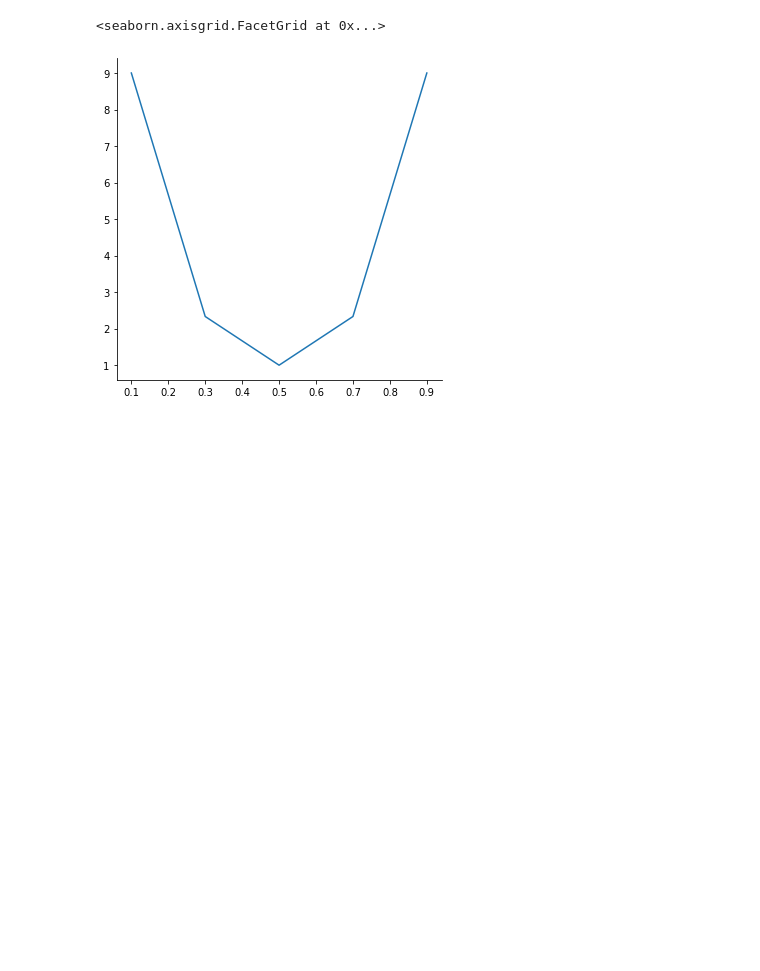
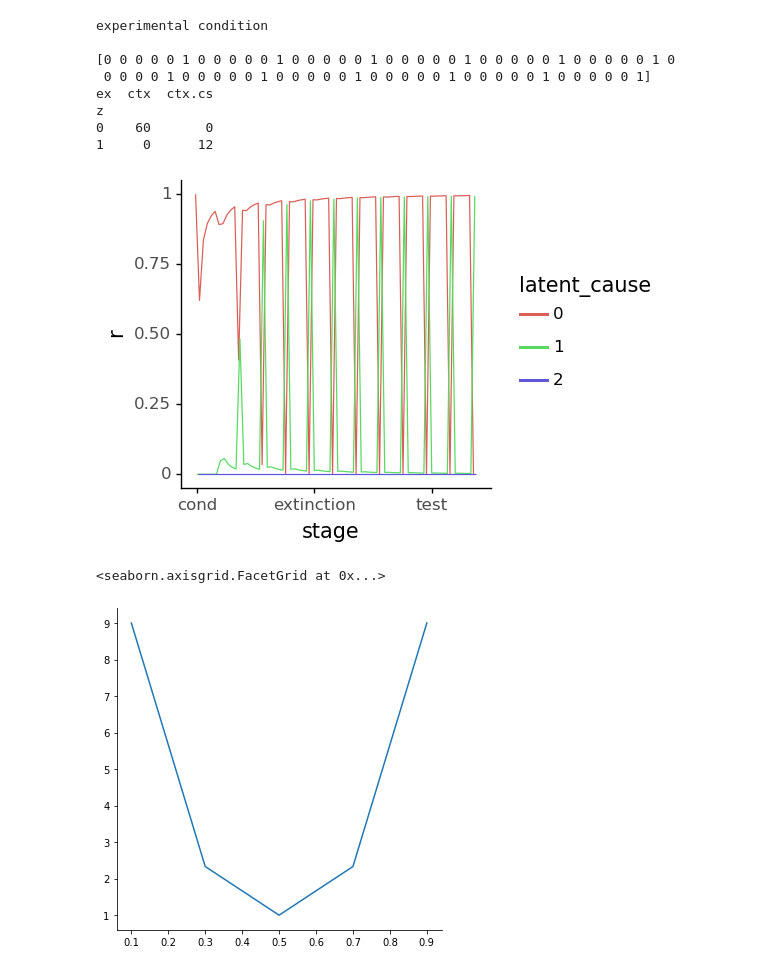
Before and after one commit to SamPaskewitz/psych_extinction_simulations, a Jupyter notebook: latent cause/basic extinction (latent cause).ipynb, the cells around one changed output. Drawn from its saved outputs; the diff is of its cells as text; code cells hidden in the pictures; blank space fills up the shorter version.

```diff
--- a/latent cause/basic extinction (latent cause).ipynb
+++ b/latent cause/basic extinction (latent cause).ipynb
@@ -62,8 +64,28 @@ else:
 # %%
-#df = ds['z'].to_dataframe()
-#table = pd.crosstab(df['z'], df['ex'])
-#print(ds['z'].values)
-#print(table)
+if method == 'local':
+    print('experimental condition \n')
+
+    df = ds['z'].to_dataframe()
+    table = pd.crosstab(df['z'], df['ex'])
+    print(ds['z'].values)
+    print(table)
+
+    plot_r = sr.learn_plot(ds,
+                           var = 'phi_x',
+                           rename_coords = {'z_name': 'latent_cause'},
+                           sel = {'z_name': ['0', '1', '2']})
+    plot_r += ylab('r')
+    plot_r.draw()
+# %% [output]
+experimental condition
+
+[0 0 0 0 0 1 0 0 0 0 0 1 0 0 0 0 0 1 0 0 0 0 0 1 0 0 0 0 0 1 0 0 0 0 0 1 0
+ 0 0 0 0 1 0 0 0 0 0 1 0 0 0 0 0 1 0 0 0 0 0 1 0 0 0 0 0 1 0 0 0 0 0 1]
+ex  ctx  ctx.cs
+z
+0    60       0
+1     0      12
+[figure, added]
 # %%
 #df = ds['phi'].loc[{'z_name': ['0', '1', '2']}].to_dataframe().reset_index()
 #table = pd.crosstab(values = df['phi'], index = df['z_name'], columns = df['ex'], aggfunc = np.mean)
```
Also changed, not shown: parts of 3 cells of this notebook, 13 other files.
